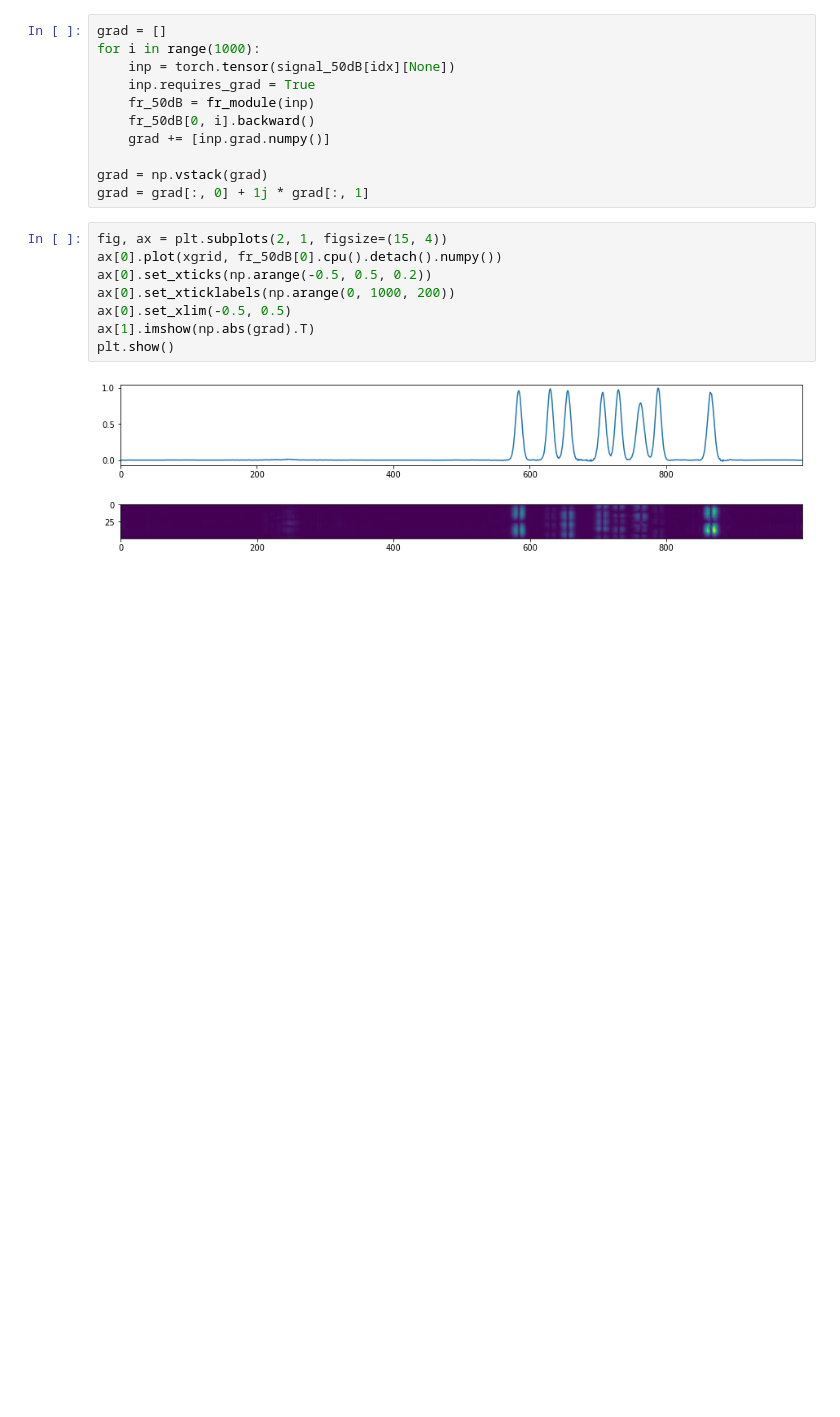
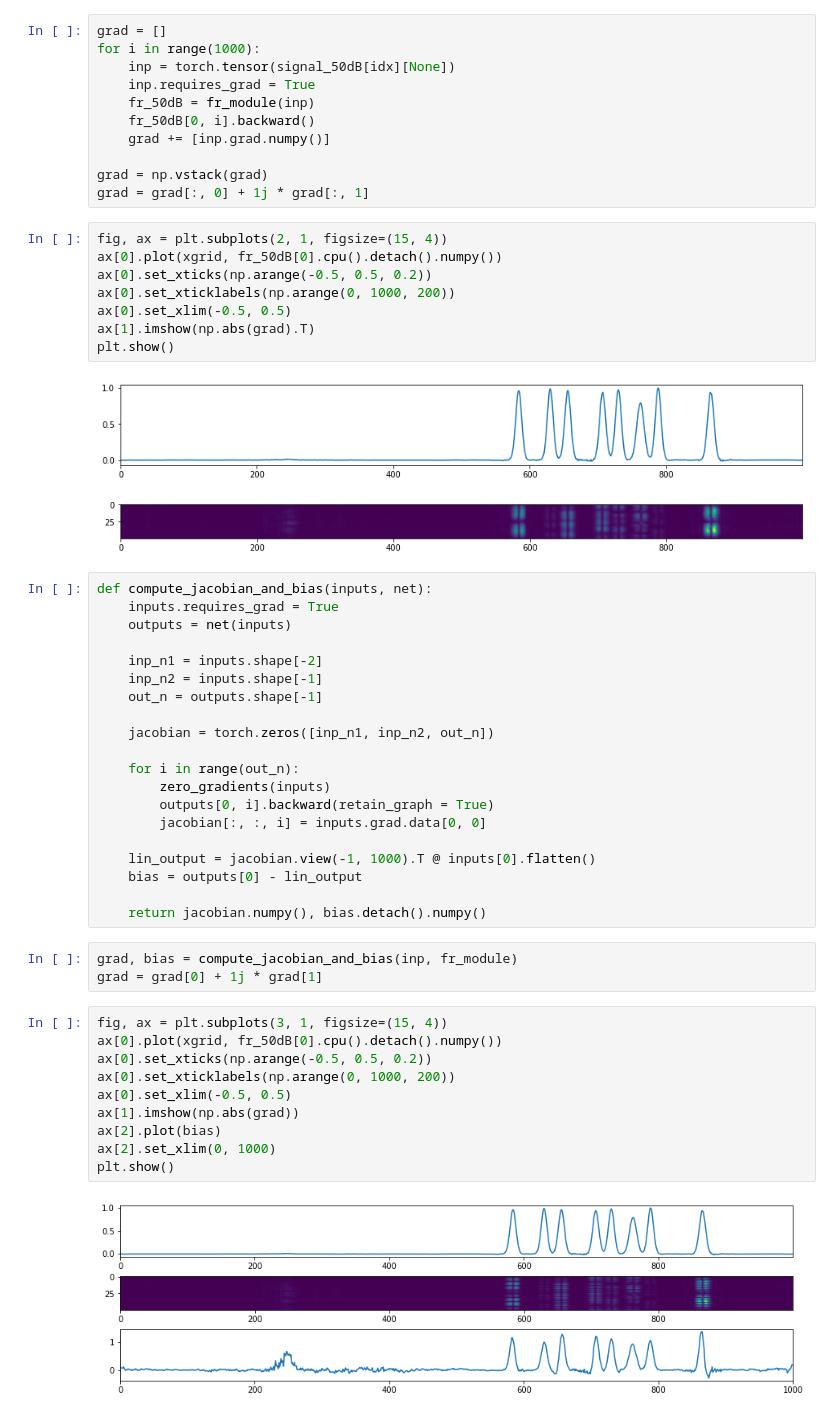
Before and after one commit to bofei5675/DeepFreq, a Jupyter notebook: grad_jacobian.ipynb, the cells around one changed output. Drawn from its saved outputs; the diff is of its cells as text; blank space fills up the shorter version.

Commit message:
new plot jacobian

```diff
--- a/grad_jacobian.ipynb
+++ b/grad_jacobian.ipynb
@@ -187,3 +189,38 @@ ax[1].imshow(np.abs(grad).T)
 plt.show()
 # %% [output]
 [figure]
+# %%
+def compute_jacobian_and_bias(inputs, net):
+    inputs.requires_grad = True
+    outputs = net(inputs)
+
+    inp_n1 = inputs.shape[-2]
+    inp_n2 = inputs.shape[-1]
+    out_n = outputs.shape[-1]
+
+    jacobian = torch.zeros([inp_n1, inp_n2, out_n])
+
+    for i in range(out_n):
+        zero_gradients(inputs)
+        outputs[0, i].backward(retain_graph = True)
+        jacobian[:, :, i] = inputs.grad.data[0, 0]
+
+    lin_output = jacobian.view(-1, 1000).T @ inputs[0].flatten()
+    bias = outputs[0] - lin_output
+
+    return jacobian.numpy(), bias.detach().numpy()
+# %%
+grad, bias = compute_jacobian_and_bias(inp, fr_module)
+grad = grad[0] + 1j * grad[1]
+# %%
+fig, ax = plt.subplots(3, 1, figsize=(15, 4))
+ax[0].plot(xgrid, fr_50dB[0].cpu().detach().numpy())
+ax[0].set_xticks(np.arange(-0.5, 0.5, 0.2))
+ax[0].set_xticklabels(np.arange(0, 1000, 200))
+ax[0].set_xlim(-0.5, 0.5)
+ax[1].imshow(np.abs(grad))
+ax[2].plot(bias)
+ax[2].set_xlim(0, 1000)
+plt.show()
+# %% [output]
+[figure, added]
```
Also changed, not shown: parts of 1 cell of this notebook.
